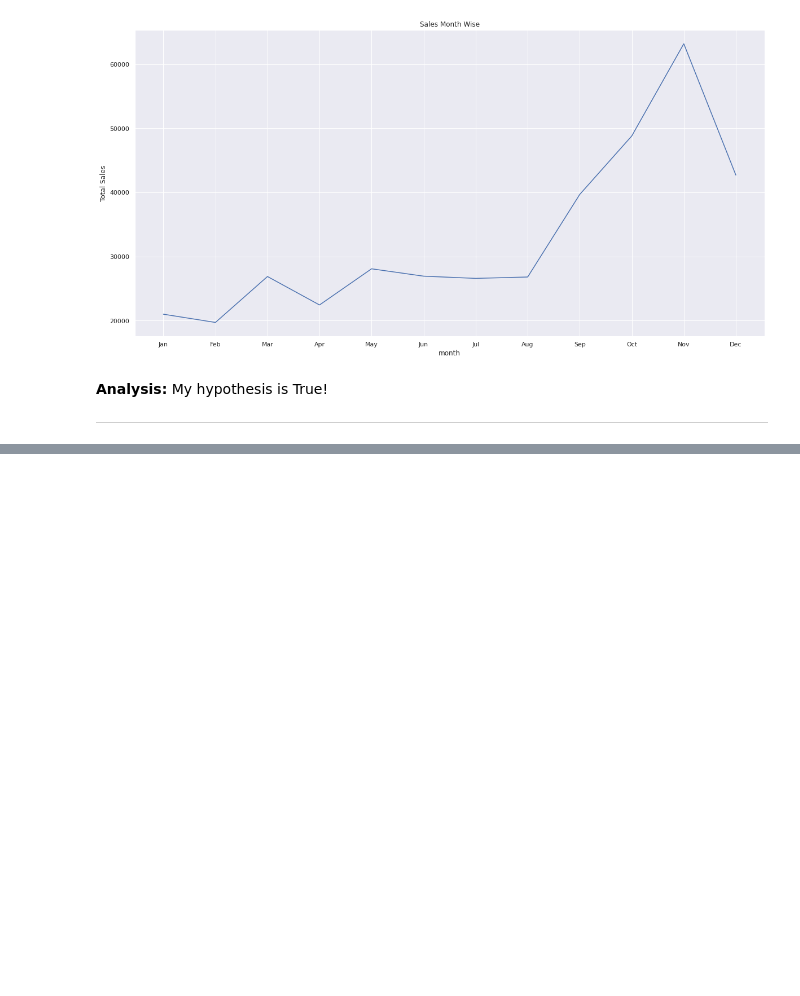
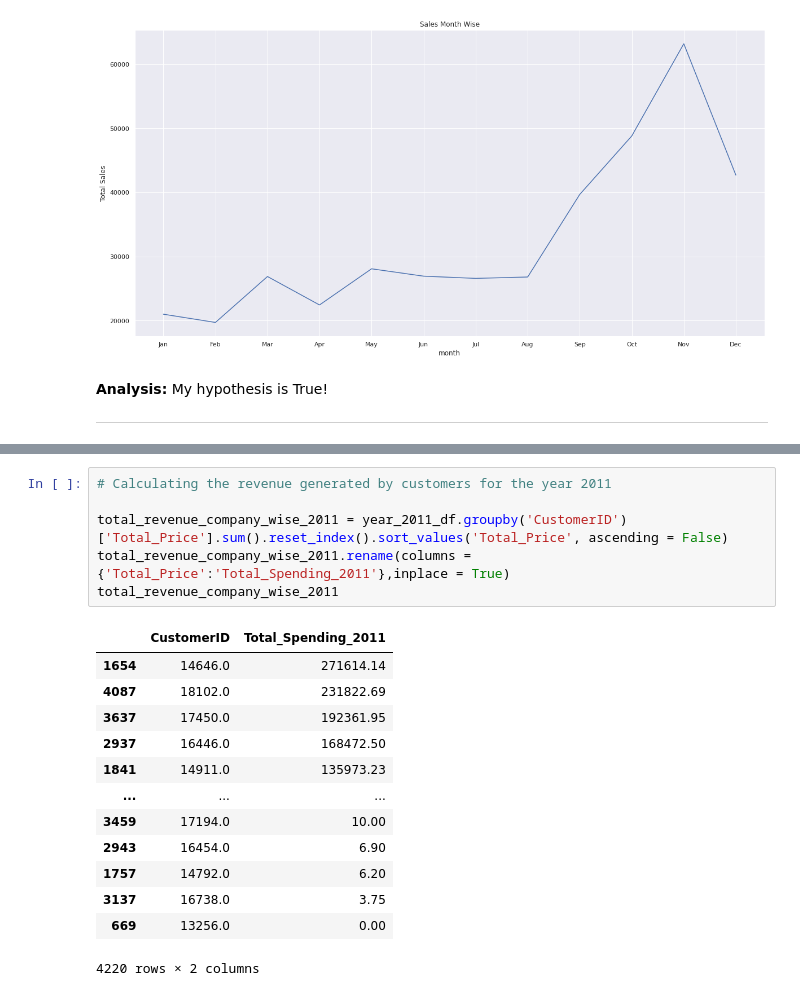
Before and after one commit to Shourya306/Online-Retail-Customer-Segmentation-Clustering, a Jupyter notebook: Online_Retail_Customer_Segmentation.ipynb, the cells around one changed output, grey strips where cells are left out. Saved outputs shown, nothing was run; the diff lists cells and outputs as text; blank space fills up the shorter version.

```diff
--- a/Online_Retail_Customer_Segmentation.ipynb
+++ b/Online_Retail_Customer_Segmentation.ipynb
@@ -341,0 +379,20 @@ _____________________________________________________________________
+# %%
+# Calculating the revenue generated by customers for the year 2011
+
+total_revenue_company_wise_2011 = year_2011_df.groupby('CustomerID')['Total_Price'].sum().reset_index().sort_values('Total_Price', ascending = False)
+total_revenue_company_wise_2011.rename(columns = {'Total_Price':'Total_Spending_2011'},inplace = True)
+total_revenue_company_wise_2011
+# %% [output]
+|  | CustomerID | Total_Spending_2011 |
+| 1654 | 14646.0 | 271614.14 |
+| 4087 | 18102.0 | 231822.69 |
+| 3637 | 17450.0 | 192361.95 |
+| 2937 | 16446.0 | 168472.50 |
+| 1841 | 14911.0 | 135973.23 |
+| ... | ... | ... |
+| 3459 | 17194.0 | 10.00 |
+| 2943 | 16454.0 | 6.90 |
+| 1757 | 14792.0 | 6.20 |
+| 3137 | 16738.0 | 3.75 |
+| 669 | 13256.0 | 0.00 |
+4220 rows × 2 columns
```
Also changed, not shown: parts of 12 cells of this notebook.
